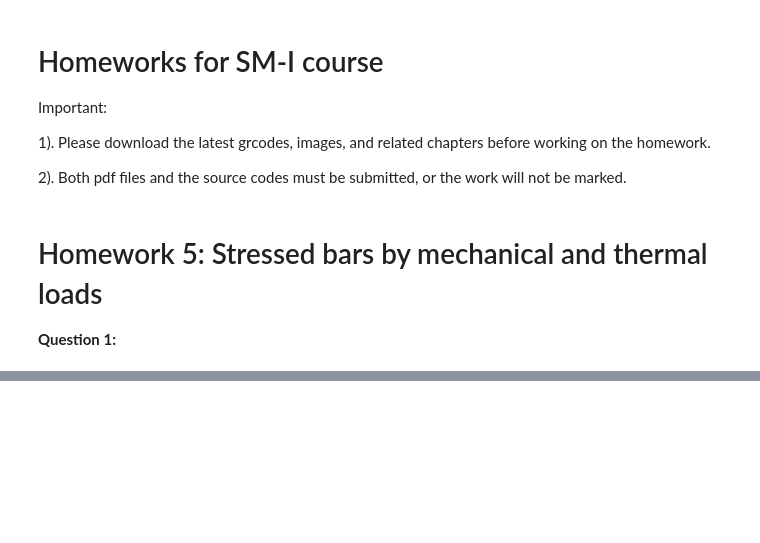
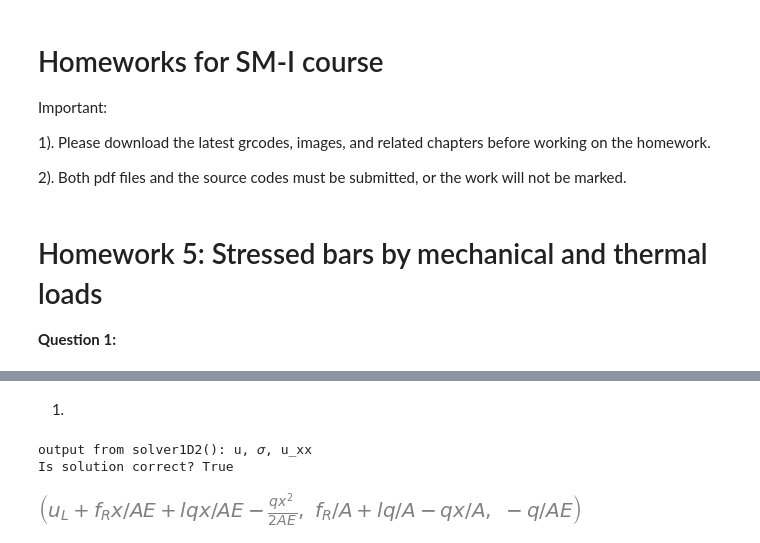
Before and after one commit to kavourbm/Solid-Mechanics-I, a Jupyter notebook: HW5.ipynb, the cells around one changed output, grey strips where cells are left out. Saved outputs shown, nothing was run; the diff lists cells and outputs as text; code cells hidden in the pictures; blank space fills up the shorter version.

```diff
--- a/HW5.ipynb
+++ b/HW5.ipynb
@@ -37,3 +188,27 @@ The data are given as $E_1=200 GPa$, $E_2=70 GPa$, $A_1=5mm^2$, $A_2=8mm^2$ and
 3) Using the data given, compute numerical values for normal stresses, internal normal forces in each of the three bars, and the elongation of the bar, when the bar is subjected to both external force and temperature changes.
 
 4) Compute the principal stresses and the maximum stress and their directions in bar-1.
+# %% [markdown]
+1.
+# %%
+E, A, l = symbols('E, A, l', nonnegative=True)   #l: length of the bar
+x, q, bf, c0, c1 = symbols('x, q, b_f, c0, c1')
+
+fL, fR, uL,uR = symbols('f_L, f_R, u_L, u_R')
+# fL: force at the Left-end; fR: force at the Right-end
+# uL: displacement at the Light-end; uR: displacement at the Right-end
+
+bf = sp.Function('b_f')(x)                       # 1D body-force (N/m)
+title = ["Displacement", "Stress"]
+
+# Consider the distrubted force is a constant q
+bf = q #0 #(2*sp.sin(x)+8)/E        # one may try other force funtions
+u = solver1D2(E, A, bf, l, uL, fR, key='force')
+
+# chech whether the DE is satisfied.
+print(f'Is solution correct? {u[2] == -bf/E/A}')
+u                    # solutions: u; E*u,x; u,xx
+# %% [output]
+output from solver1D2(): u, 𝜎, u_xx
+Is solution correct? True
+[figure, added]
```
Also changed, not shown: parts of 28 cells of this notebook, 2 other files.
